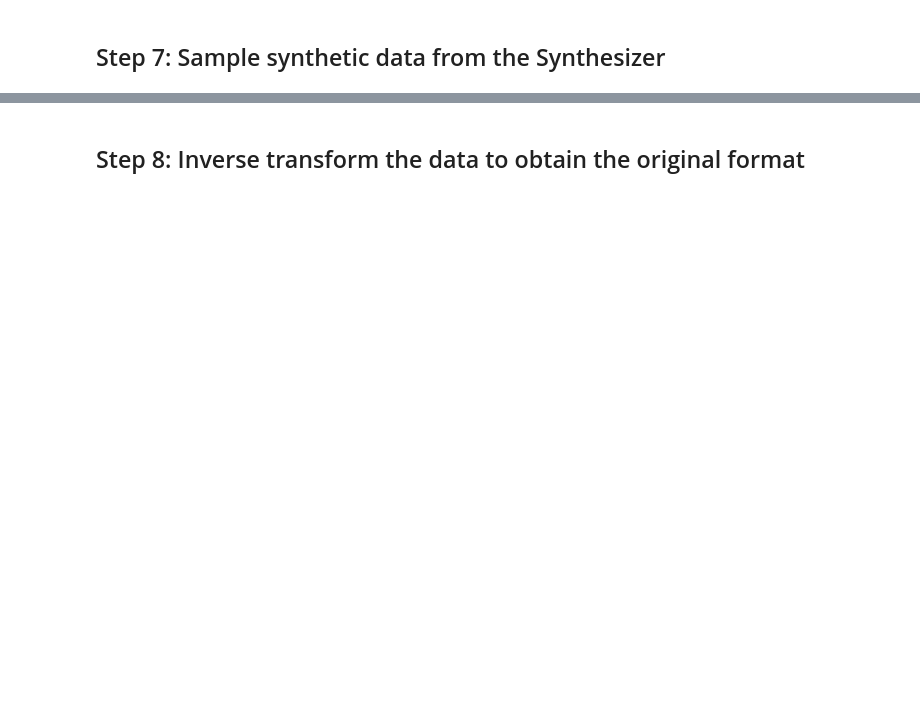
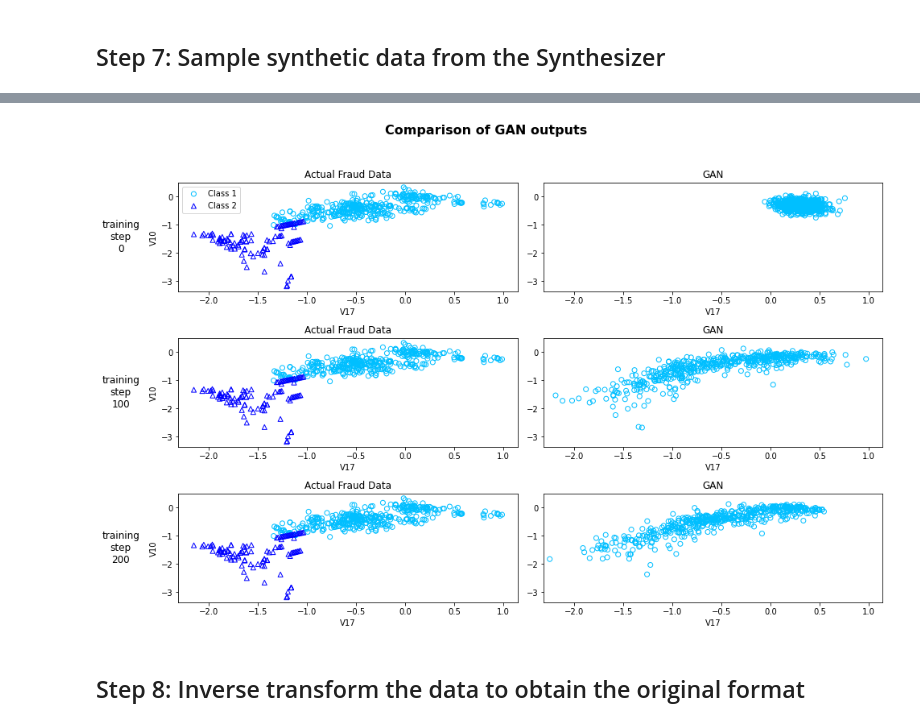
Before and after one commit to ydataai/ydata-synthetic, a Jupyter notebook: examples/regular/integrate_great_expectations.ipynb, the cells around one changed output, grey strips where cells are left out. Cells and saved outputs as stored; diff of their text form; code cells hidden in the pictures; blank space fills up the shorter version.

```diff
--- a/examples/regular/integrate_great_expectations.ipynb
+++ b/examples/regular/integrate_great_expectations.ipynb
@@ -313,2 +320,89 @@ However we notice that the generated synthetic data is still on the transformed
+# %%
+# Setup parameters visualization parameters
+seed = 17
+test_size = 492 # number of fraud cases
+noise_dim = 32
+
+np.random.seed(seed)
+z = np.random.normal(size=(test_size, noise_dim))
+real = synthesizer.get_data_batch(train=train_sample, batch_size=test_size, seed=seed)
+real_samples = pd.DataFrame(real, columns=data_cols+label_cols)
+labels = fraud_w_classes['Class']
+
+model_names = ['GAN']
+colors = ['deepskyblue','blue']
+markers = ['o','^']
+class_labels = ['Class 1','Class 2']
+
+col1, col2 = 'V17', 'V10'
+
+base_dir = 'cache/'
+
+# Actual fraud data visualization
+model_steps = [ 0, 100, 200]
+rows = len(model_steps)
+columns = 1 + len(models)
+
+axarr = [[]]*len(model_steps)
+
+fig = plt.figure(figsize=(14,rows*3))
+
+# Go through each of the 3 model_step values -> 0, 100, 200
+for model_step_ix, model_step in enumerate(model_steps):
+    axarr[model_step_ix] = plt.subplot(rows, columns, model_step_ix*columns + 1)
+
+    # Plot 'Class 1' and 'Class 2' samples taken from the original data, in a random shuffled fashion
+    for group, color, marker, label in zip(real_samples.groupby('Class_1'), colors, markers, class_labels ):
+        plt.scatter( group[1][[col1]], group[1][[col2]],
+                         label=label, marker=marker, edgecolors=color, facecolors='none' )
+
+    plt.title('Actual Fraud Data')
+    plt.ylabel(col2) # Only add y label to left plot
+    plt.xlabel(col1)
+    xlims, ylims = axarr[model_step_ix].get_xlim(), axarr[model_step_ix].get_ylim()
+
+    if model_step_ix == 0:
+        legend = plt.legend()
+        legend.get_frame().set_facecolor('white')
+
+    # Go through all the GAN models listed in 'model_names' and defined in 'models'
+    for i, model_name in enumerate( model_names[:] ):
+
+        [model_name, with_class, generator_model] = models[model_name]
+
+        generator_model.load_weights( base_dir + '_generator_model_weights_step_'+str(model_step)+'.h5')
+
+        ax = plt.subplot(rows, columns, model_step_ix*columns + 1 + (i+1) )
+
+        if with_class:
+            g_z = generator_model.predict([z, labels])
+            gen_samples = pd.DataFrame(g_z, columns=data_cols+label_cols)
+            for group, color, marker, label in zip( gen_samples.groupby('Class_1'), colors, markers, class_labels ):
+                plt.scatter( group[1][[col1]], group[1][[col2]],
+                                 label=label, marker=marker, edgecolors=color, facecolors='none' )
+        else:
+            g_z = generator_model.predict(z)
+            gen_samples = pd.DataFrame(g_z, columns=data_cols+['label'])
+            gen_samples.to_csv('./data/Generated_sample.csv')
+            plt.scatter( gen_samples[[col1]], gen_samples[[col2]],
+                             label=class_labels[0], marker=markers[0], edgecolors=colors[0], facecolors='none' )
+        plt.title(model_name)
+        plt.xlabel(col1)
+        ax.set_xlim(xlims), ax.set_ylim(ylims)
+
+plt.suptitle('Comparison of GAN outputs', size=16, fontweight='bold')
+plt.tight_layout(rect=[0.075,0,1,0.95])
+
+# Adding text labels for training steps
+vpositions = np.array([ i._position.bounds[1] for i in axarr ])
+vpositions += ((vpositions[0] - vpositions[1]) * 0.35 )
+for model_step_ix, model_step in enumerate( model_steps ):
+    fig.text( 0.05, vpositions[model_step_ix], 'training\nstep\n'+str(model_step), ha='center', va='center', size=12)
+
+if not os.path.exists("./img"):
+    os.makedirs("./img")
+plt.savefig('img/Comparison_of_GAN_outputs.png', dpi=100)
+# %% [output]
+[figure, added]
 # %% [markdown]
 ## Step 8: Inverse transform the data to obtain the original format
```
Also changed, not shown: parts of 17 cells of this notebook.
